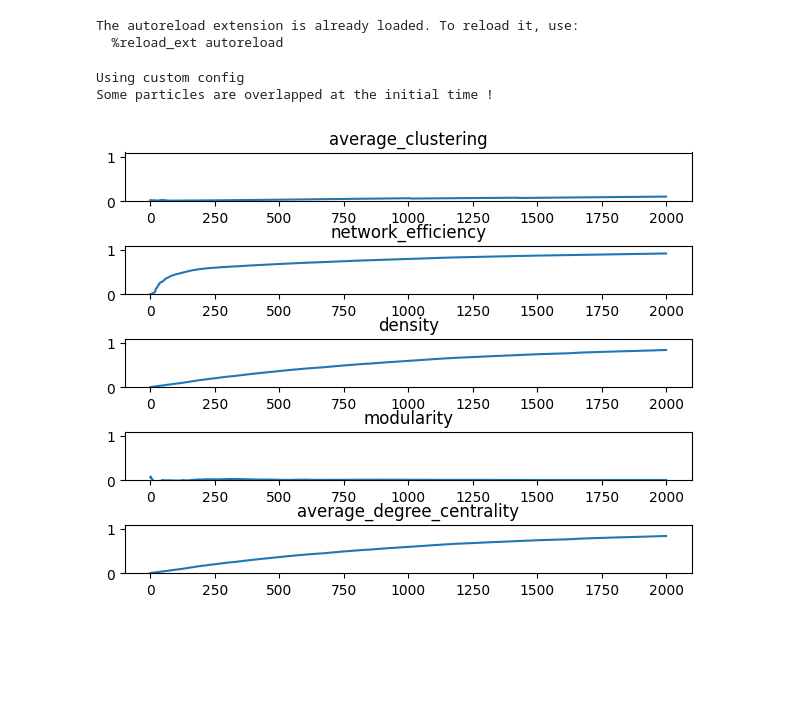
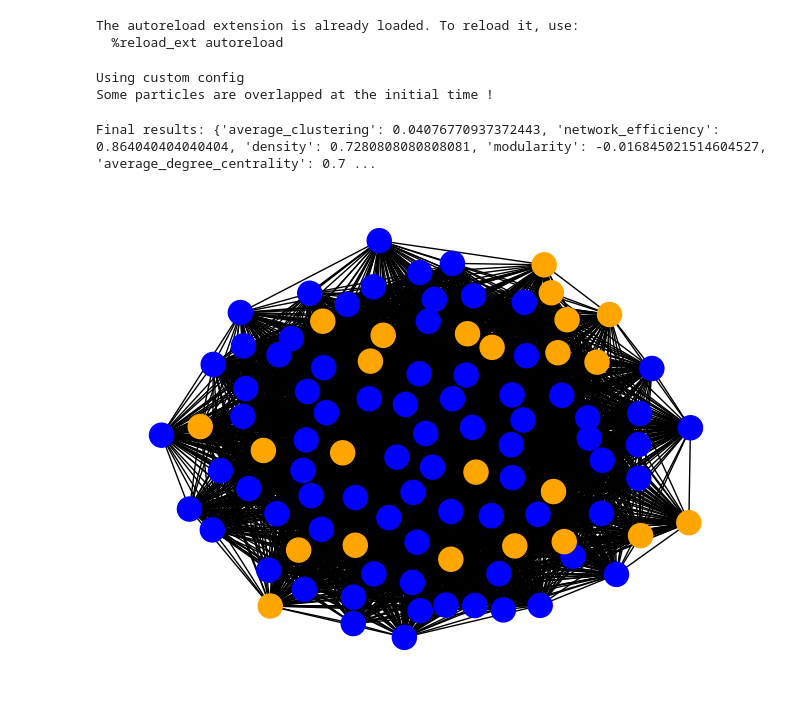
Before and after one commit to JuiceVodka/SV_2024-25_groupF, a Jupyter notebook: src/eval.ipynb, the cells around one changed output. Cells and saved outputs as stored; diff of their text form; code cells hidden in the pictures; blank space fills up the shorter version.

Commit message:
added diminishing reward, network creation, option to call info after execution

```diff
--- a/src/eval.ipynb
+++ b/src/eval.ipynb
@@ -24,10 +24,24 @@ def display_results(results):
 # %% [output]
 The autoreload extension is already loaded. To reload it, use:
   %reload_ext autoreload
+# %%
+def get_original_env(env):
+    """Recursively unwrap the environment to get the original PettingZoo environment."""
+    # Check if it's a ConcatVecEnv
+    if hasattr(env, 'vec_envs'):
+        # Assume only one environment was concatenated
+        return get_original_env(env.vec_envs[0])
+    # Check for other wrappers
+    if hasattr(env, 'env'):
+        return get_original_env(env.env)
+    elif hasattr(env, 'venv'):
+        return get_original_env(env.venv)
+    # If no more wrappers, return the environment
+    return env
 # %%
 # NO PRETRAINED MODEL
 results = []
-env = PredatorPreySwarmEnv(config, metrics_in_info=True)
+env = PredatorPreySwarmEnv(config, metrics_in_info=False)
 max_ep_len = env._ep_len
 
 obs, info = env.reset()
@@ -35,13 +49,27 @@ for _ in tqdm(range(max_ep_len), desc="Evaluationg episode"):
     # img = env.render(mode='rgb_array')
     actions = {agent: env.action_space(agent).sample() for agent in env.agents}
     obs, rew, term, trunc, info = env.step(actions)
-    results.append(info[0])
+    # results.append(info[0])
 env.close()
-
-display_results(results)
 # %% [output]
 Using custom config
 Some particles are overlapped at the initial time !
-[figure, removed]
+# %%
+orig_env = get_original_env(env)
+info = orig_env.compute_metrics()
+# display_results(results)
+print("Final results:", info)
+
+# Final results: {'average_clustering': 0.022597336507346907, 'network_efficiency': 0.6268013468013466, 'density': 0.25636363636363635, 'modularity': 0.007285829869330504, 'average_degree_centrality': 0.25636363636363635}
+# Final results: {'average_clustering': 0.10251758280967764, 'network_efficiency': 0.9612121212121212, 'density': 0.9224242424242424, 'modularity': -0.008603591248346691, 'average_degree_centrality': 0.9224242424242424}
+# %% [output]
+Final results: {'average_clustering': 0.04076770937372443, 'network_efficiency': 0.864040404040404, 'density': 0.7280808080808081, 'modularity': -0.016845021514604527, 'average_degree_centrality': 0.7 ...
+# %%
+import networkx as nx
+node_colors = ['orange' if info['G'].nodes[node]['infected'] else 'blue' for node in info['G'].nodes()]
+nx.draw(info['G'], node_color=node_colors, with_labels=False)
+plt.show()
+# %% [output]
+[figure, added]
 # %%
 # WITH PRETRAINED MODEL
```
Also changed, not shown: parts of 4 cells of this notebook, 7 other files.
